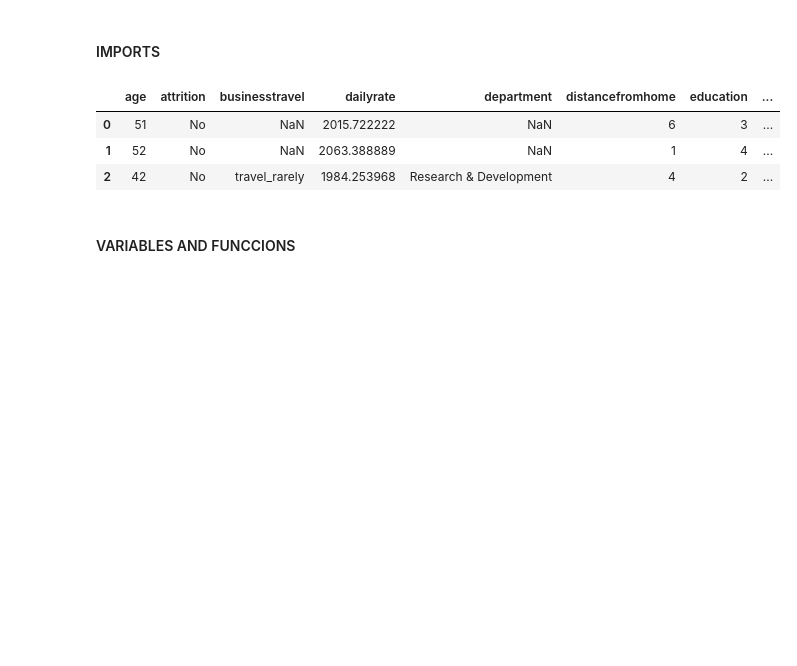
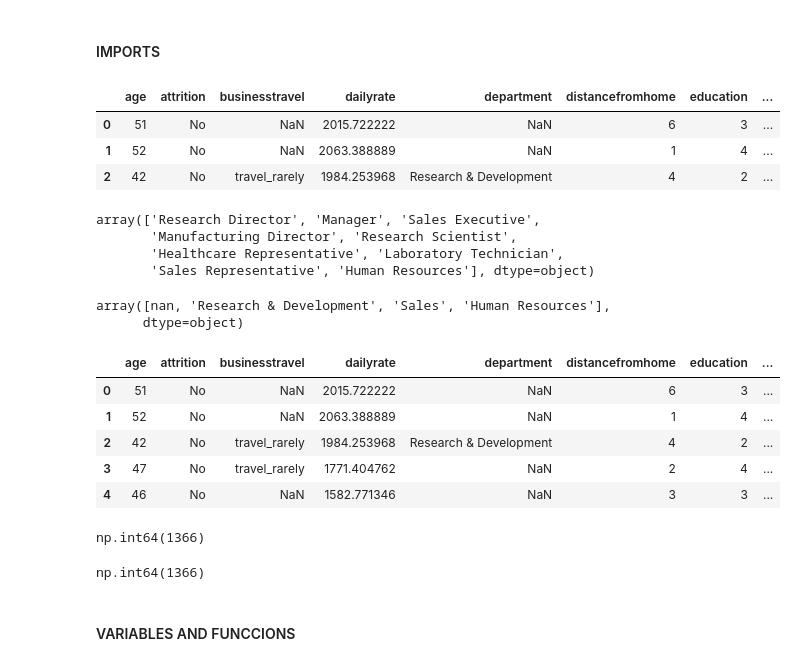
Before and after one commit to CibiPB/project-da-promo-49-INTERNO, a Jupyter notebook: Drafts/cibi_draft.ipynb, the cells around one changed output. Saved outputs shown, nothing was run; the diff lists cells and outputs as text; code cells hidden in the pictures; blank space fills up the shorter version.

```diff
--- a/Drafts/cibi_draft.ipynb
+++ b/Drafts/cibi_draft.ipynb
@@ -17,3 +19,19 @@ df.head(3)
 | 0 | 51 | No | NaN | 2015.722222 | NaN | 6 | 3 | ... |
 | 1 | 52 | No | NaN | 2063.388889 | NaN | 1 | 4 | ... |
 | 2 | 42 | No | travel_rarely | 1984.253968 | Research & Development | 4 | 2 | ... |
+# %%
+df['department'] = df['department'].apply(lambda x: x.title().strip() if type(x) == str else x)
+# %%
+df['jobrole'] = df['jobrole'].apply(lambda x: x.title().strip() if type(x) == str else x)
+# %%
+df['jobrole'].unique()
+# %% [output]
+array(['Research Director', 'Manager', 'Sales Executive',
+       'Manufacturing Director', 'Research Scientist',
+       'Healthcare Representative', 'Laboratory Technician',
+       'Sales Representative', 'Human Resources'], dtype=object)
+# %%
+df['department'].unique()
+# %% [output]
+array([nan, 'Research & Development', 'Sales', 'Human Resources'],
+      dtype=object)
@@ -20,3 +64,20 @@ df.head(3)
+# %%
+df.head()
+# %% [output]
+|  | age | attrition | businesstravel | dailyrate | department | distancefromhome | education | ... |
+| 0 | 51 | No | NaN | 2015.722222 | NaN | 6 | 3 | ... |
+| 1 | 52 | No | NaN | 2063.388889 | NaN | 1 | 4 | ... |
+| 2 | 42 | No | travel_rarely | 1984.253968 | Research & Development | 4 | 2 | ... |
+| 3 | 47 | No | travel_rarely | 1771.404762 | NaN | 2 | 4 | ... |
+| 4 | 46 | No | NaN | 1582.771346 | NaN | 3 | 3 | ... |
+# %%
+df['department_bis'].isnull().sum()#antes
+# %% [output]
+np.int64(1366)
+# %%
+df['department'].isnull().sum()#despues
+# %% [output]
+np.int64(1366)
 # %% [markdown]
 #### VARIABLES AND FUNCCIONS
 # %%
```
Also changed, not shown: parts of 31 cells of this notebook.
